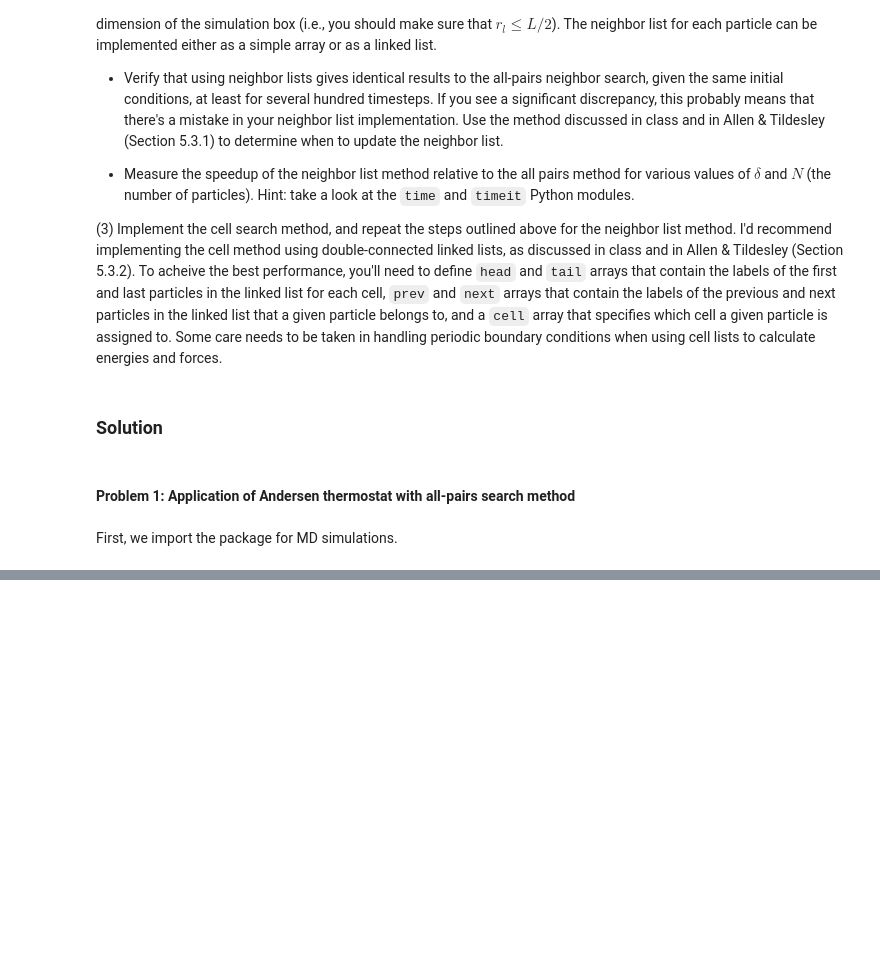
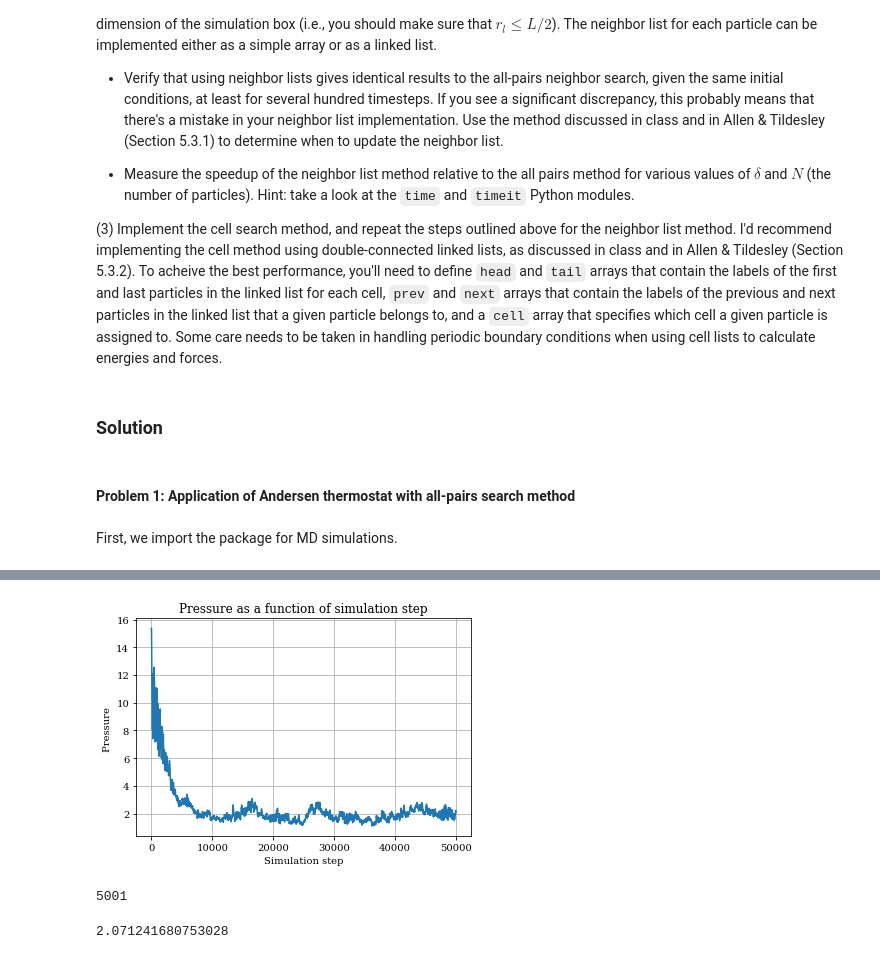
Before and after one commit to wehs7661/CompPhys, a Jupyter notebook: Exercises/Exercise_02.ipynb, the cells around one changed output, grey strips where cells are left out. Cells and saved outputs as stored; diff of their text form; code cells hidden in the pictures; blank space fills up the shorter version.

Commit message:
Andersen thermostat and pressure calculation

```diff
--- a/Exercises/Exercise_02.ipynb
+++ b/Exercises/Exercise_02.ipynb
@@ -77,0 +52,12 @@ TA.plot_MD_energy()
+# %%
+TA.plot_2d(TA.pressure, 'Pressure')
+# %% [output]
+[figure, added]
+# %%
+len(TA.pressure)
+# %% [output]
+5001
+# %%
+np.mean(TA.pressure[4000:])
+# %% [output]
+2.071241680753028
```
Also changed, not shown: parts of 12 cells of this notebook, 4 other files.
